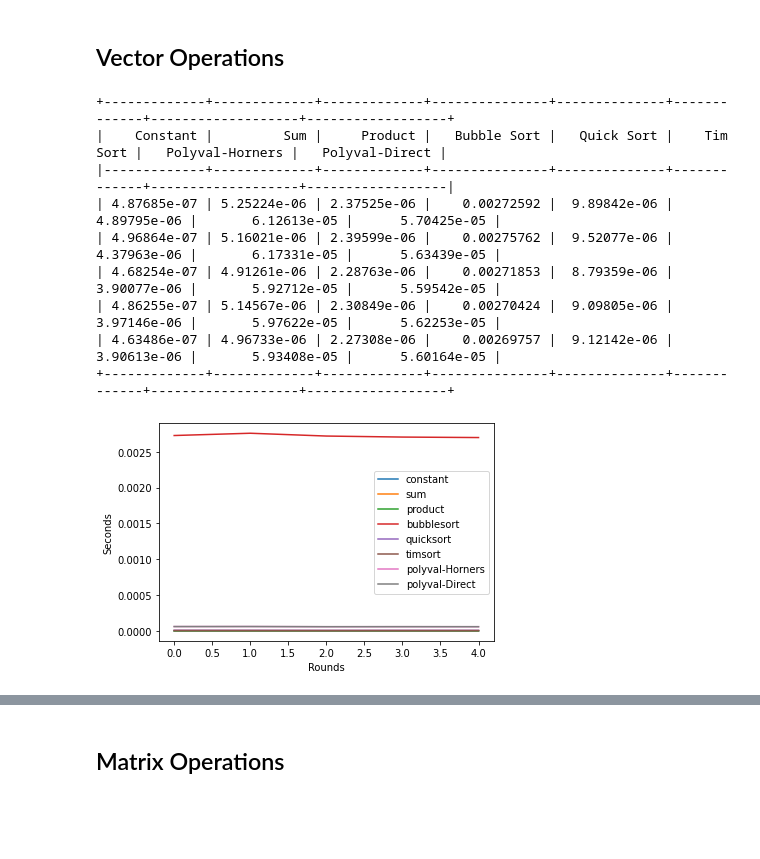
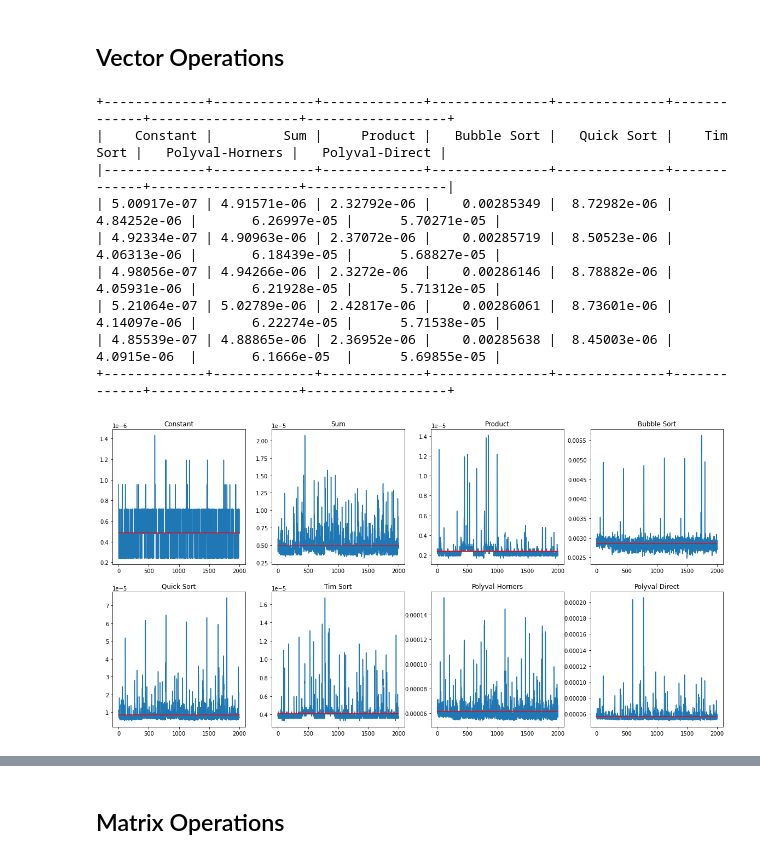
Before and after one commit to skozh/ADA1, a Jupyter notebook: Task1.ipynb, the cells around one changed output, grey strips where cells are left out. Saved outputs shown, nothing was run; the diff lists cells and outputs as text; code cells hidden in the pictures; blank space fills up the shorter version.

```diff
--- a/Task1.ipynb
+++ b/Task1.ipynb
@@ -54,6 +55,7 @@ def fun_operation(v, n):
         return None
 # %%
 time_averages = np.zeros((5, 8))
+time_elapsed = np.zeros((8, 2000))
 
 for run in range(5):
     time_elapsed = np.zeros((8, 2000))
@@ -76,26 +78,18 @@ print(table)
 +-------------+-------------+-------------+---------------+--------------+-------------+-------------------+------------------+
 |    Constant |         Sum |     Product |   Bubble Sort |   Quick Sort |    Tim Sort |   Polyval-Horners |   Polyval-Direct |
 |-------------+-------------+-------------+---------------+--------------+-------------+-------------------+------------------|
-| 4.87685e-07 | 5.25224e-06 | 2.37525e-06 |    0.00272592 |  9.89842e-06 | 4.89795e-06 |       6.12613e-05 |      5.70425e-05 |
-| 4.96864e-07 | 5.16021e-06 | 2.39599e-06 |    0.00275762 |  9.52077e-06 | 4.37963e-06 |       6.17331e-05 |      5.63439e-05 |
-| 4.68254e-07 | 4.91261e-06 | 2.28763e-06 |    0.00271853 |  8.79359e-06 | 3.90077e-06 |       5.92712e-05 |      5.59542e-05 |
-| 4.86255e-07 | 5.14567e-06 | 2.30849e-06 |    0.00270424 |  9.09805e-06 | 3.97146e-06 |       5.97622e-05 |      5.62253e-05 |
-| 4.63486e-07 | 4.96733e-06 | 2.27308e-06 |    0.00269757 |  9.12142e-06 | 3.90613e-06 |       5.93408e-05 |      5.60164e-05 |
+| 5.00917e-07 | 4.91571e-06 | 2.32792e-06 |    0.00285349 |  8.72982e-06 | 4.84252e-06 |       6.26997e-05 |      5.70271e-05 |
+| 4.92334e-07 | 4.90963e-06 | 2.37072e-06 |    0.00285719 |  8.50523e-06 | 4.06313e-06 |       6.18439e-05 |      5.68827e-05 |
+| 4.98056e-07 | 4.94266e-06 | 2.3272e-06  |    0.00286146 |  8.78882e-06 | 4.05931e-06 |       6.21928e-05 |      5.71312e-05 |
+| 5.21064e-07 | 5.02789e-06 | 2.42817e-06 |    0.00286061 |  8.73601e-06 | 4.14097e-06 |       6.22274e-05 |      5.71538e-05 |
+| 4.85539e-07 | 4.88865e-06 | 2.36952e-06 |    0.00285638 |  8.45003e-06 | 4.0915e-06  |       6.1666e-05  |      5.69855e-05 |
 +-------------+-------------+-------------+---------------+--------------+-------------+-------------------+------------------+
-# %%
-from matplotlib import pyplot as plt
-time_avgs = time_averages.transpose()
-plt.plot(time_avgs[0], label='constant')
-plt.plot(time_avgs[1], label='sum')
-plt.plot(time_avgs[2], label='product')
-plt.plot(time_avgs[3], label='bubblesort')
-plt.plot(time_avgs[4], label='quicksort')
-plt.plot(time_avgs[5], label='timsort')
-plt.plot(time_avgs[6], label='polyval-Horners')
-plt.plot(time_avgs[6], label='polyval-Direct')
-plt.xlabel('Rounds')
-plt.ylabel('Seconds')
-plt.legend()
-plt.show()
-# %% [output]
-[figure, removed]
+# %%
+avg = np.mean(time_elapsed, axis=1).reshape(8,1)  * np.ones((1, 2000), dtype='float')
+fig = plt.figure(figsize=(20, 10))
+for i in range(8):
+  plt.subplot(2, 4, i+1).set_title(headers[i])
+  plt.plot(time_elapsed[i])
+  plt.plot(avg[i], color='red' )
+# %% [output]
+[figure, added]
```
Also changed, not shown: parts of 6 cells of this notebook.
